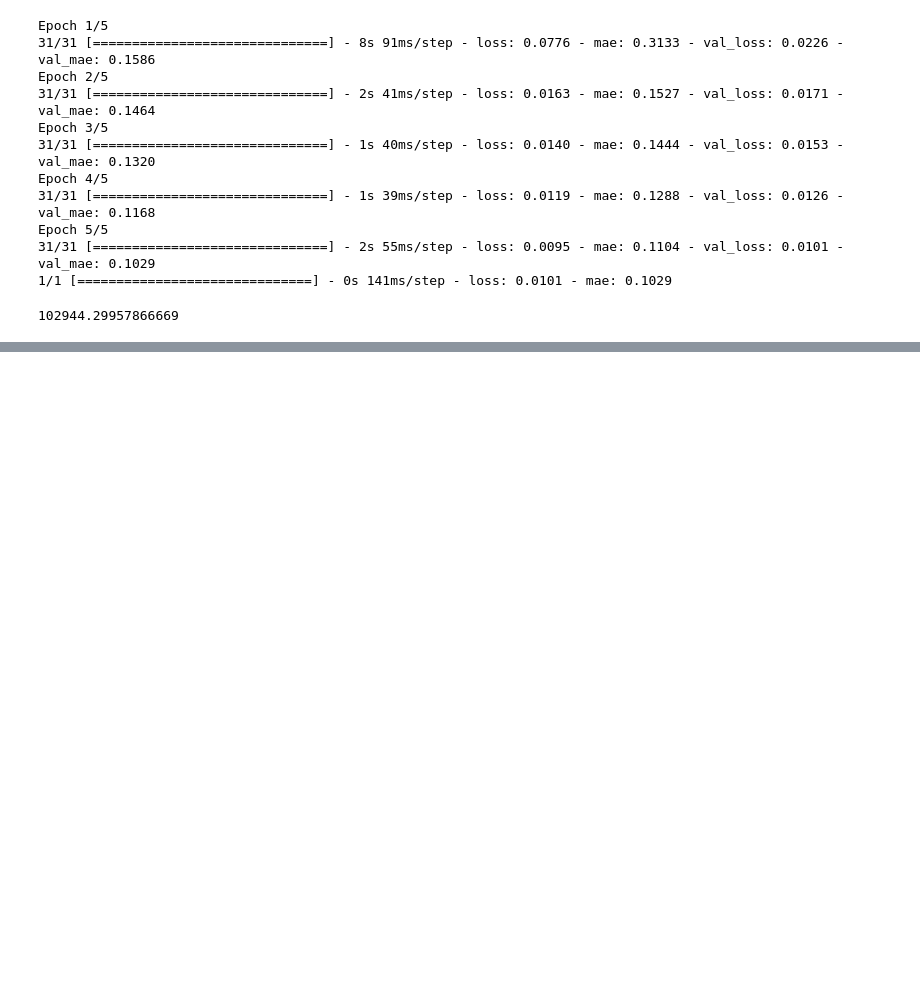
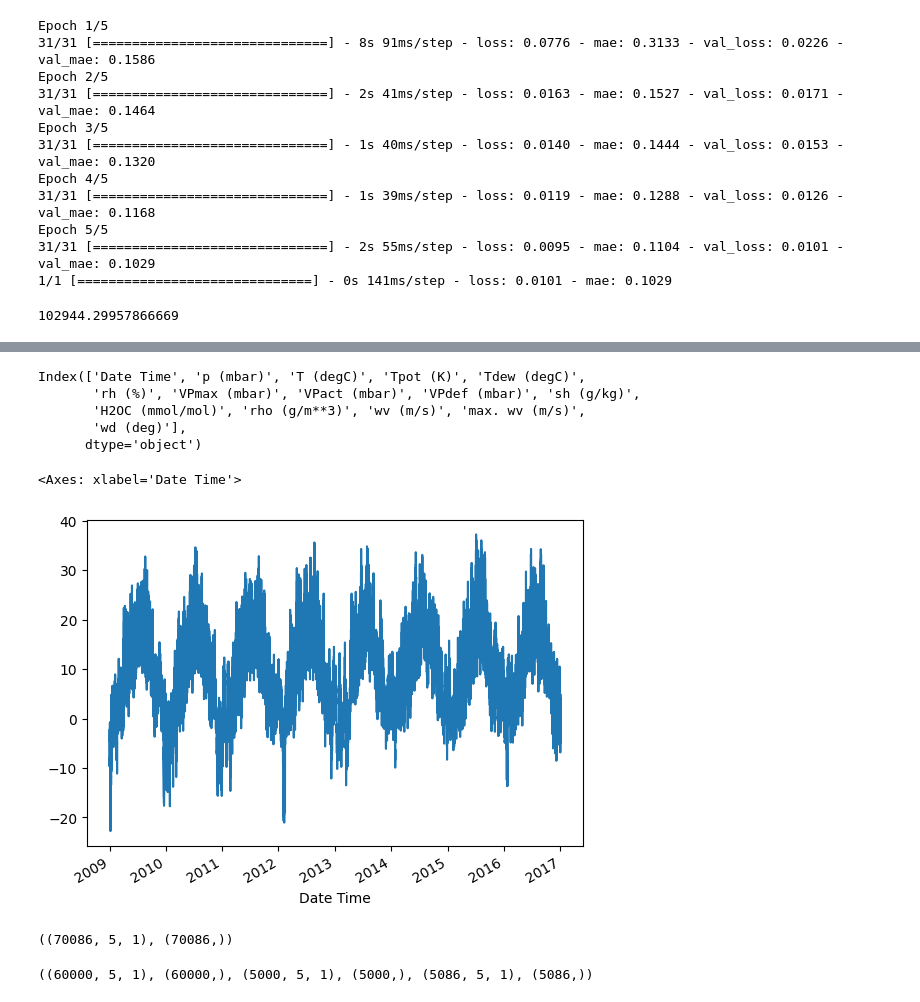
Before and after one commit to DenisVasil/Keras_2023, a Jupyter notebook: RNN.ipynb, the cells around one changed output, grey strips where cells are left out. Drawn from its saved outputs; the diff is of its cells as text; code cells hidden in the pictures; blank space fills up the shorter version.

```diff
--- a/RNN.ipynb
+++ b/RNN.ipynb
@@ -815,0 +823,6 @@ Epoch 5/5
+# %%
+zip_path = tf.keras.utils.get_file(
+    origin='https://storage.googleapis.com/tensorflow/tf-keras-datasets/jena_climate_2009_2016.csv.zip',
+    fname='jena_climate_2009_2016.csv.zip',
+    extract=True)
+csv_path, _ = os.path.splitext(zip_path)
@@ -815,0 +832,3 @@ Epoch 5/5
+# %%
+df = pd.read_csv(csv_path)
+df
@@ -815,0 +869,2 @@ Epoch 5/5
+# %%
+df=df[5::6] # start from 5 and take every sixth
@@ -815,0 +887,2 @@ Epoch 5/5
+# %%
+df.index = pd.to_datetime(df["Date Time"], format='%d.%m.%Y %H:%M:%S')
@@ -815,0 +920,14 @@ Epoch 5/5
+# %%
+df.columns
+# %% [output]
+Index(['Date Time', 'p (mbar)', 'T (degC)', 'Tpot (K)', 'Tdew (degC)',
+       'rh (%)', 'VPmax (mbar)', 'VPact (mbar)', 'VPdef (mbar)', 'sh (g/kg)',
+       'H2OC (mmol/mol)', 'rho (g/m**3)', 'wv (m/s)', 'max. wv (m/s)',
+       'wd (deg)'],
+      dtype='object')
+# %%
+temp = df['T (degC)']
+temp.plot()
+# %% [output]
+<Axes: xlabel='Date Time'>
+[figure, added]
@@ -815,0 +950,6 @@ Epoch 5/5
+# %%
+WINDOW_SIZE = 5
+X, y = df_to_X_y(temp, WINDOW_SIZE)
+X.shape, y.shape
+# %% [output]
+((70086, 5, 1), (70086,))
@@ -815,0 +960,4 @@ Epoch 5/5
+# %%
+X_train.shape, y_train.shape, X_val.shape, y_val.shape, X_test.shape, y_test.shape
+# %% [output]
+((60000, 5, 1), (60000,), (5000, 5, 1), (5000,), (5086, 5, 1), (5086,))
```
Also changed, not shown: parts of 10 cells of this notebook.
